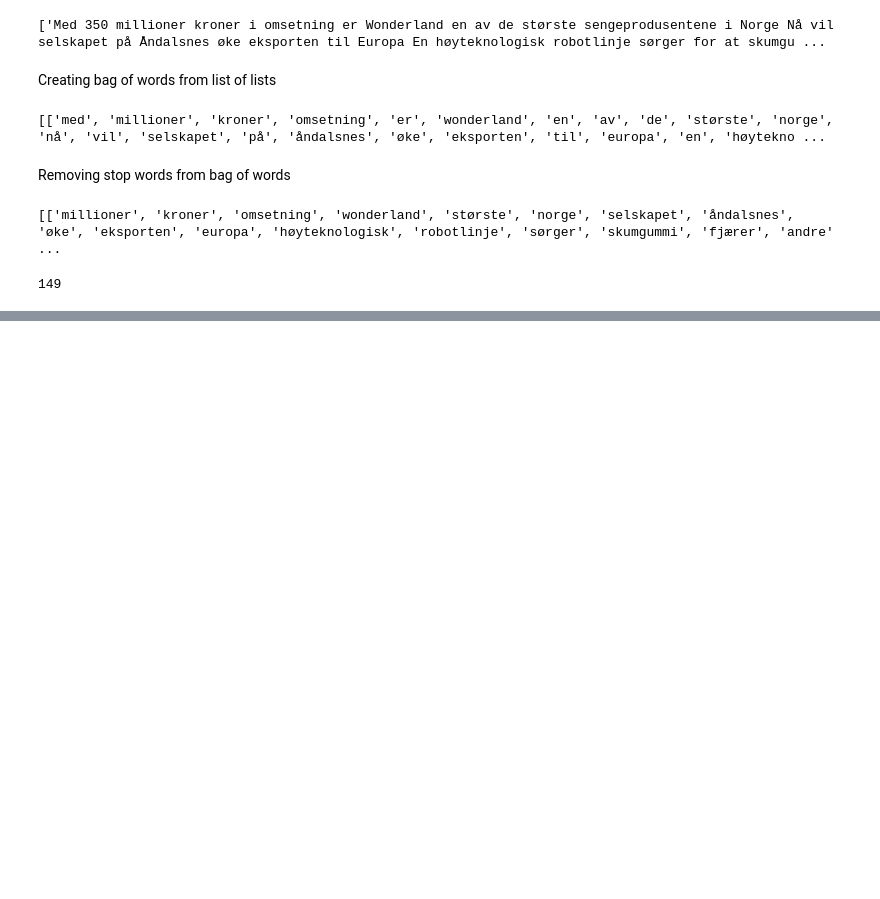
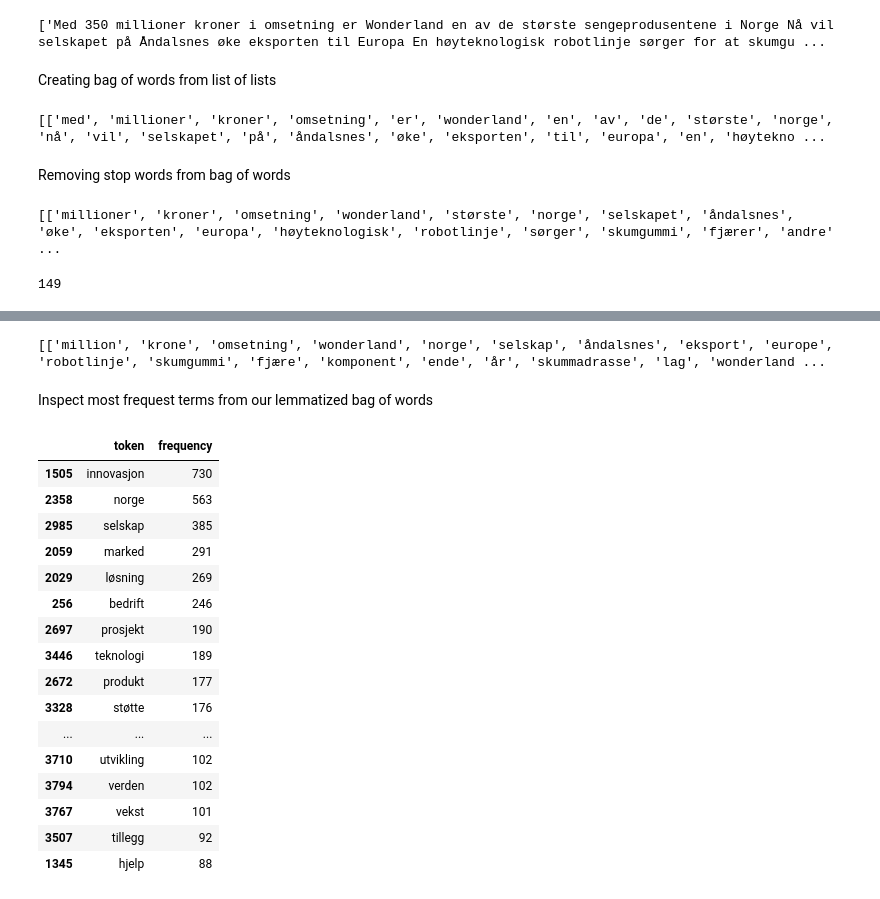
Before and after one commit to AnneEstoppey/WebScrapingToDataframeNLP, a Jupyter notebook: description_analysis.ipynb, the cells around one changed output, grey strips where cells are left out. Saved outputs shown, nothing was run; the diff lists cells and outputs as text; code cells hidden in the pictures; blank space fills up the shorter version.

```diff
--- a/description_analysis.ipynb
+++ b/description_analysis.ipynb
@@ -174,0 +204,6 @@ len(bag_of_words_no_stop) # --> this should still return the same length of our
+# %%
+print(bag_of_words_no_stop_lemma[0:1])
+# %% [output]
+[['million', 'krone', 'omsetning', 'wonderland', 'norge', 'selskap', 'åndalsnes', 'eksport', 'europe', 'robotlinje', 'skumgummi', 'fjære', 'komponent', 'ende', 'år', 'skummadrasse', 'lag', 'wonderland ...
+# %% [markdown]
+Inspect most frequest terms from our lemmatized bag of words
@@ -174,0 +232,25 @@ len(bag_of_words_no_stop) # --> this should still return the same length of our
+# %%
+# Reading term_dict csv file into a pandas and sort the df by frequencies
+# to see which words are very frequent (ubiquitous).
+df_term_dict = pd.read_csv('term_dict.csv', names=['token', 'frequency'])
+df_term_dict.sort_values('frequency', ascending= False, inplace=True)
+# %%
+df_term_dict.head(20)
+# %% [output]
+|  | token | frequency |
+| 1505 | innovasjon | 730 |
+| 2358 | norge | 563 |
+| 2985 | selskap | 385 |
+| 2059 | marked | 291 |
+| 2029 | løsning | 269 |
+| 256 | bedrift | 246 |
+| 2697 | prosjekt | 190 |
+| 3446 | teknologi | 189 |
+| 2672 | produkt | 177 |
+| 3328 | støtte | 176 |
+| ... | ... | ... |
+| 3710 | utvikling | 102 |
+| 3794 | verden | 102 |
+| 3767 | vekst | 101 |
+| 3507 | tillegg | 92 |
+| 1345 | hjelp | 88 |
```
Also changed, not shown: parts of 9 cells of this notebook, 1 other file.
